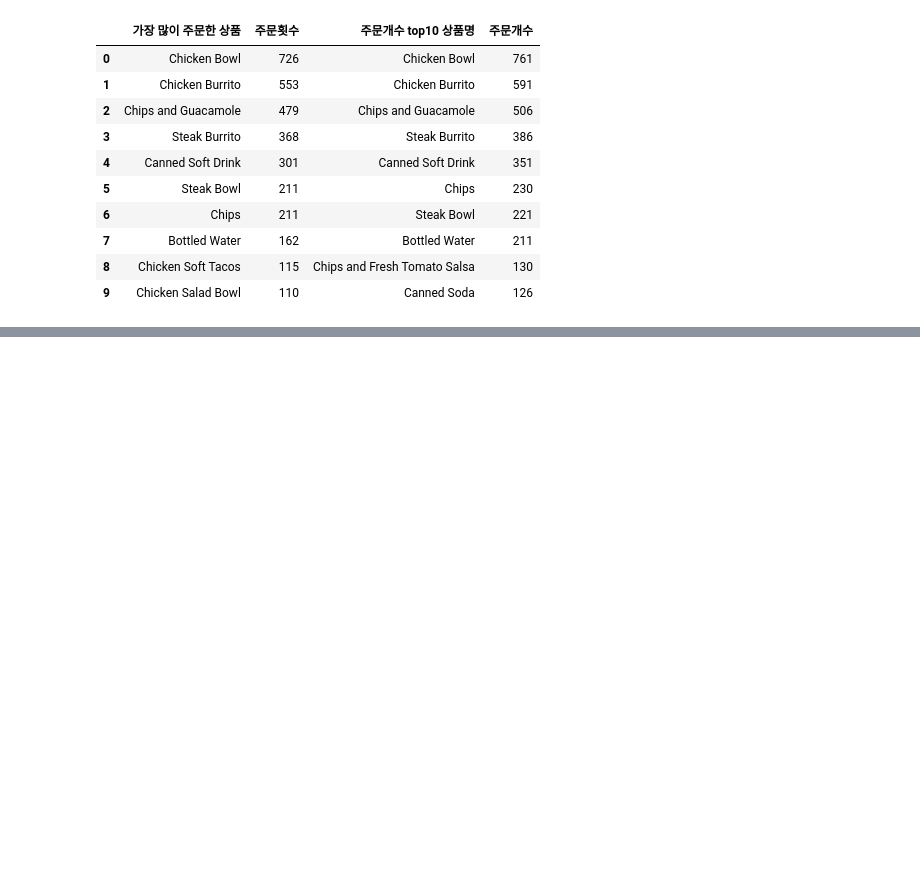
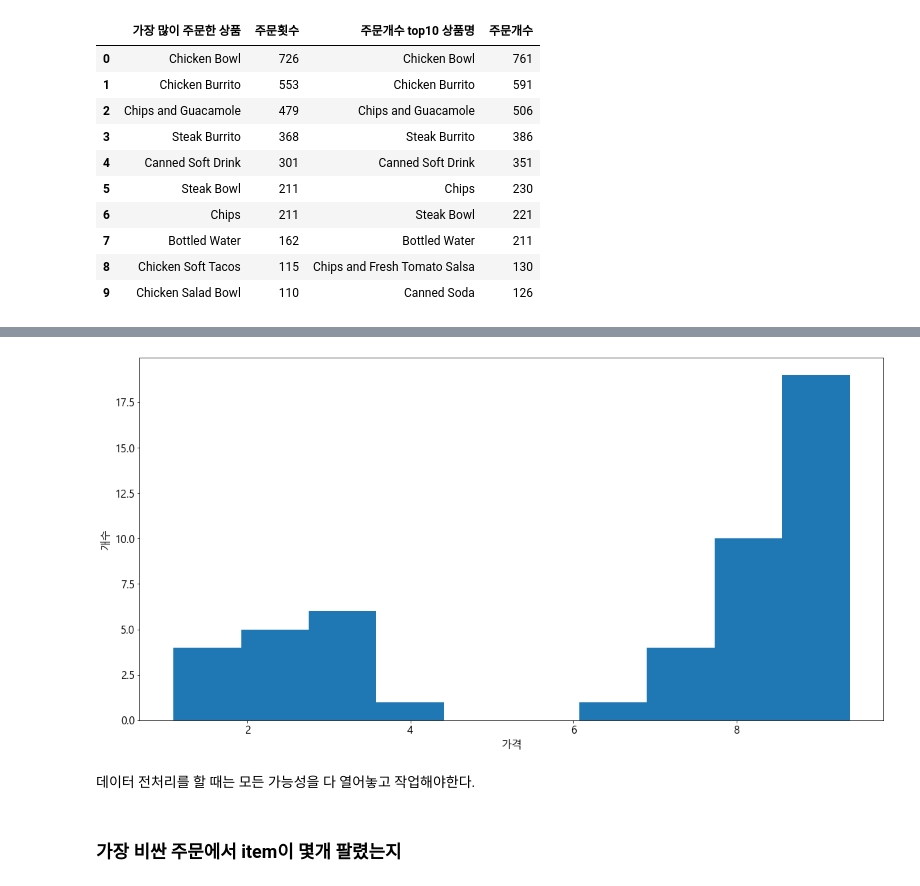
Before and after one commit to YoonJeongHyun/MachineLearning, a Jupyter notebook: 06_멕시코풍 프랜차이즈 Chipotle 주문 데이터 분석.ipynb, the cells around one changed output, grey strips where cells are left out. Drawn from its saved outputs; the diff is of its cells as text; code cells hidden in the pictures; blank space fills up the shorter version.

```diff
--- a/06_멕시코풍 프랜차이즈 Chipotle 주문 데이터 분석.ipynb
+++ b/06_멕시코풍 프랜차이즈 Chipotle 주문 데이터 분석.ipynb
@@ -337,0 +769,12 @@ df1
+# %%
+# 상품 가격 히스토그램
+plt.hist(a1)
+plt.ylabel("개수")
+plt.xlabel("가격")
+plt.show()
+# %% [output]
+[figure, added]
+# %% [markdown]
+데이터 전처리를 할 때는 모든 가능성을 다 열어놓고 작업해야한다.
+# %% [markdown]
+### 가장 비싼 주문에서 item이 몇개 팔렸는지
```
Also changed, not shown: parts of 57 cells of this notebook, 1 other file.
